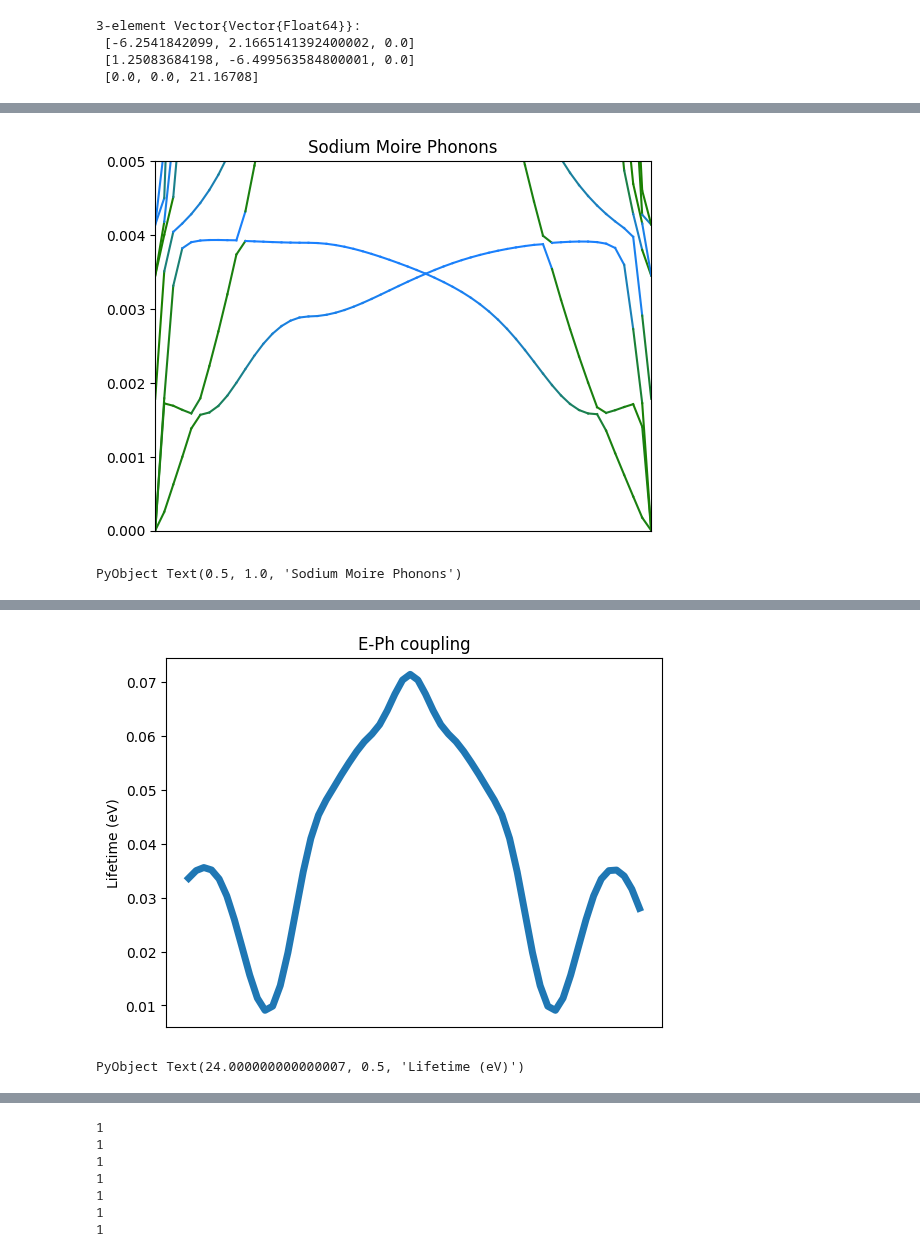
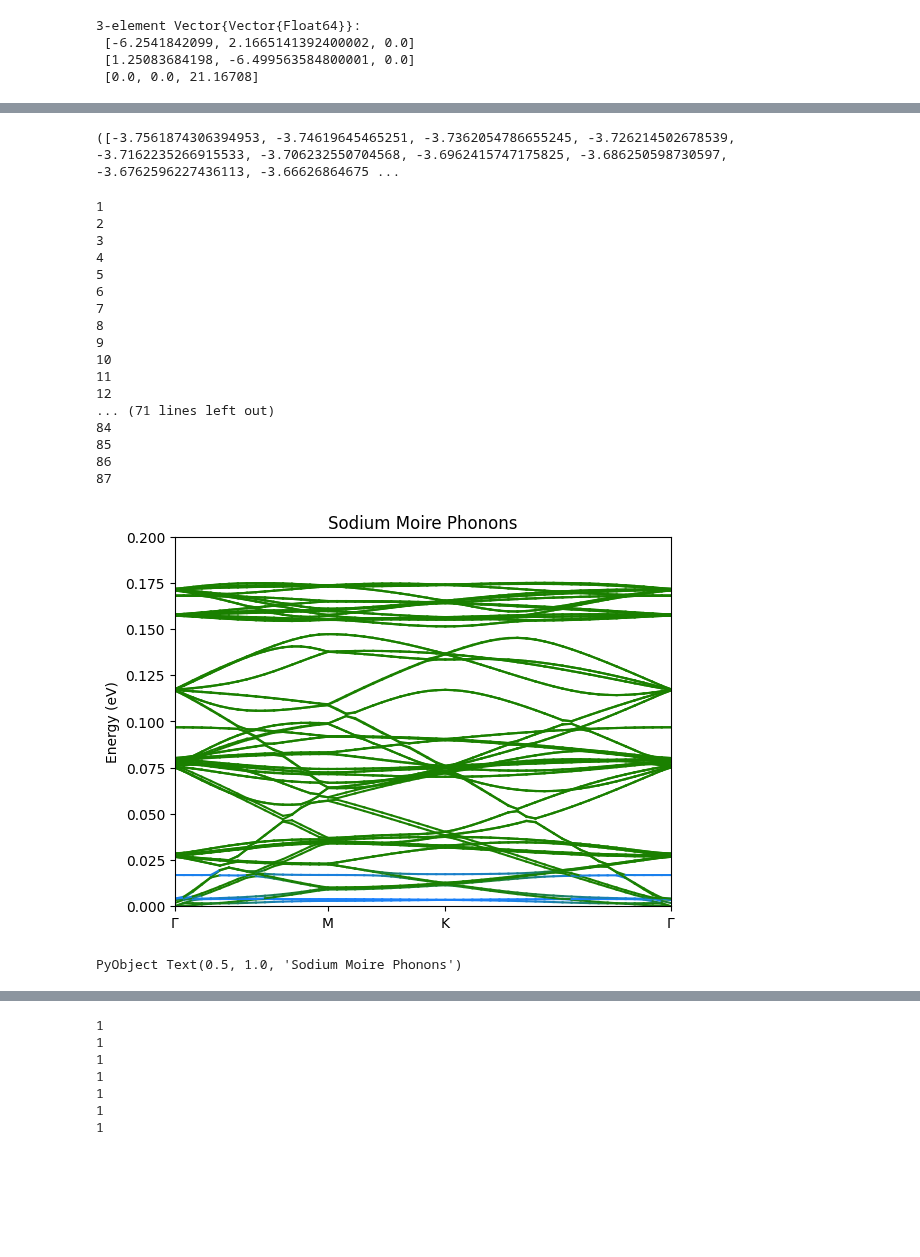
Before and after one commit to AliGhorashiCMT/Plasmons_Paper, a Jupyter notebook: Moire_Figs/Moire7_with_Alkali/Sodium/optimize_from_3angstroms/interpolation_correction/Analyze.ipynb, the cells around one changed output, grey strips where cells are left out. Saved outputs shown, nothing was run; the diff lists cells and outputs as text; code cells hidden in the pictures; blank space fills up the shorter version.

```diff
--- a/Moire_Figs/Moire7_with_Alkali/Sodium/optimize_from_3angstroms/interpolation_correction/Analyze.ipynb
+++ b/Moire_Figs/Moire7_with_Alkali/Sodium/optimize_from_3angstroms/interpolation_correction/Analyze.ipynb
@@ -52,2 +33,0 @@ PyObject Text(0.5, 24.0, 'KPATH: Γ-M-K-Γ')
-# %%
-kpts = bandstructkpoints2q(filename = "../bandstruct.kpoints")
@@ -71,0 +178,27 @@ kpts = bandstructkpoints2q(filename = "../bandstruct.kpoints")
+# %%
+function Mkk(Heph::Array{<:Real, 3}, celleph_map::Matrix{<:Real}, omegaphs::Array{<:Float64, 4},
+    Uphs::Array{<:ComplexF64, 5}, k1s::AbstractArray{<:Real}, k2s::AbstractArray{<:Real})
+
+    phase1 = exp.((2im*π)*(np.tensordot(celleph_map, k1s, axes=1)))
+    phase2 = exp.((2im*π)*(np.tensordot(celleph_map, k2s, axes=1)))
+    normFac = np.sqrt(0.5 ./ np.maximum(omegaphs,1e-6))
+
+    g = np.einsum("kpqxy, kpqx-> kpqy", Uphs,
+    np.einsum("Rkpq, kpqRx -> kpqx", phase2,
+    np.einsum("rkpq, rRx -> kpqRx", conj(phase1),
+    Heph))) .* normFac
+
+    return g/eV
+end
+function Mkk(Heph::Array{<:Real, 3}, celleph_map::Matrix{<:Real}, force_matrix::Array{<:Real, 3},
+    cellph_map::Matrix{<:Real}, k1s::AbstractArray{<:Real}, k2s::AbstractArray{<:Real}, qs::AbstractArray{<:Real})
+
+    phonon_phase = np.exp(2im*π*np.tensordot(cellph_map, qs, axes=1))
+    omegaphsquareds, Uphs = np.linalg.eigh(np.einsum("kij, klqr -> lqrij", force_matrix, phonon_phase))
+    omegaphs = sqrt.(abs.(omegaphsquareds))
+    return Mkk(Heph, celleph_map, omegaphs, Uphs, k1s, k2s), omegaphs, Uphs
+end
+function ek(Hwannier::Array{Float64, 3}, cell_map::Matrix{Float64}, kpoints::AbstractArray{<:Real})
+    Es, Us = np.linalg.eigh(np.einsum("kij, klqr -> lqrij", Hwannier, np.exp(2im*np.pi*np.tensordot(cell_map, kpoints, axes=1) )))
+    return Es./eV
+end
@@ -72,21 +338,45 @@ kpts = bandstructkpoints2q(filename = "../bandstruct.kpoints")
+# %%
+E2up, Nup = find_chemical_potential(Eup, Dup)
+E2dn, Ndn = find_chemical_potential(Edn, Ddn)
+# %% [output]
+([-3.7561874306394953, -3.74619645465251, -3.7362054786655245, -3.726214502678539, -3.7162235266915533, -3.706232550704568, -3.6962415747175825, -3.686250598730597, -3.6762596227436113, -3.66626864675 ...
 # %%
-for i in 1:87-28
+for i in 1:87
+    println(i)
+    flush(stdout)
     for j in 1:55
         y1= phonon_bands[j, i]
         y2 = phonon_bands[j+1, i]
         kpt = kpts[j]
-        Na_Overlap = sum((abs.(phonon_dispersionmodes(force_matrix, cell_map, kpt)[2][85:87, i])).^2)
-        plot([j, j+1], [y1, y2], color=[0.1, 0.5, Na_Overlap]) #linewidth=(3+Na_Overlap*4),)
+        Na_Overlap = sum((abs.(phonon_dispersionmodes(force_matrix, phonon_cell_map, kpt)[2][85:87, i])).^2)
+        plot([j-1, j], [y1, y2], color=[0.1, 0.5, Na_Overlap]) #linewidth=(3+Na_Overlap*4),)
     end
 end
-plot(phonon_bands[:, 87-28+1:end], linewidth=1, color="red")
-xticks(Float64[])
-ylim(0, 0.005)
-xlim(1, 56)
+label_plots()
+ylim(0, 0.2)
+ylabel("Energy (eV)")
+xlim(0, 55)
 title("Sodium Moire Phonons")
 # %% [output]
+1
+2
+3
+4
+5
+6
+7
+8
+9
+10
+11
+12
+... (71 lines left out)
+84
+85
+86
+87
-[figure, old version]
+[figure, new version]
-PyObject Text(0.5, 1.0, 'Sodium Moire Phonons')
+PyObject Text(0.5, 1.0, 'Sodium Moire Phonons')
 # %%
 eph_lifetimes = [JJDFTX.migdal_approximation(Hwannierup, cellmapup, HePhWannier, cellMapEph, force_matrix, phonon_cell_map,
 lattice_vectors, unnormalize_kvector(lattice_vectors, [1, 0, 0]*i/60), -2.6,  mesh=10, histogram_width=10) for i in 1:60]
@@ -108,11 +398,3 @@ lattice_vectors, unnormalize_kvector(lattice_vectors, [1, 0, 0]*i/60), -2.6,  me
  0.03882394035965525
  0.03268043159561168
  0.02604515283444016
-# %%
-plot(smooth(eph_lifetimes, win_len=10), linewidth=5)
-xticks(Float64[])
-title("E-Ph coupling")
-ylabel("Lifetime (eV)")
-# %% [output]
-[figure, removed]
-PyObject Text(24.000000000000007, 0.5, 'Lifetime (eV)')
```
Also changed, not shown: parts of 43 cells of this notebook, 1 other file.
